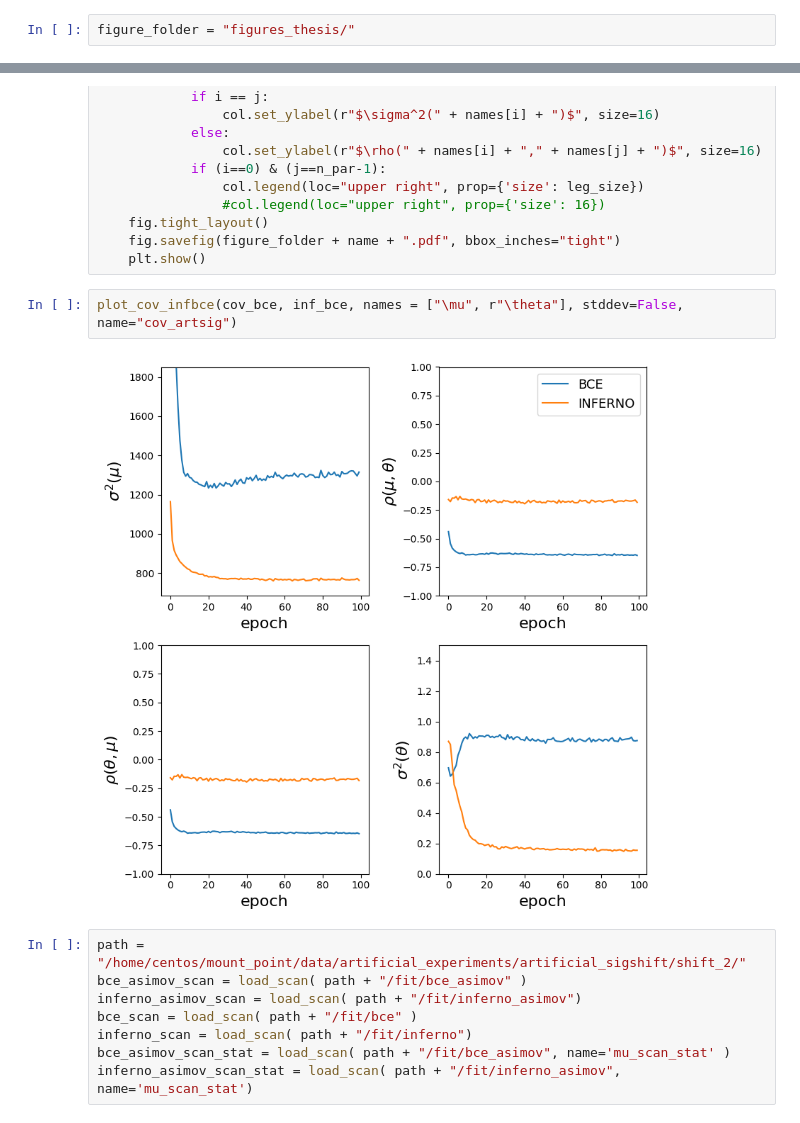
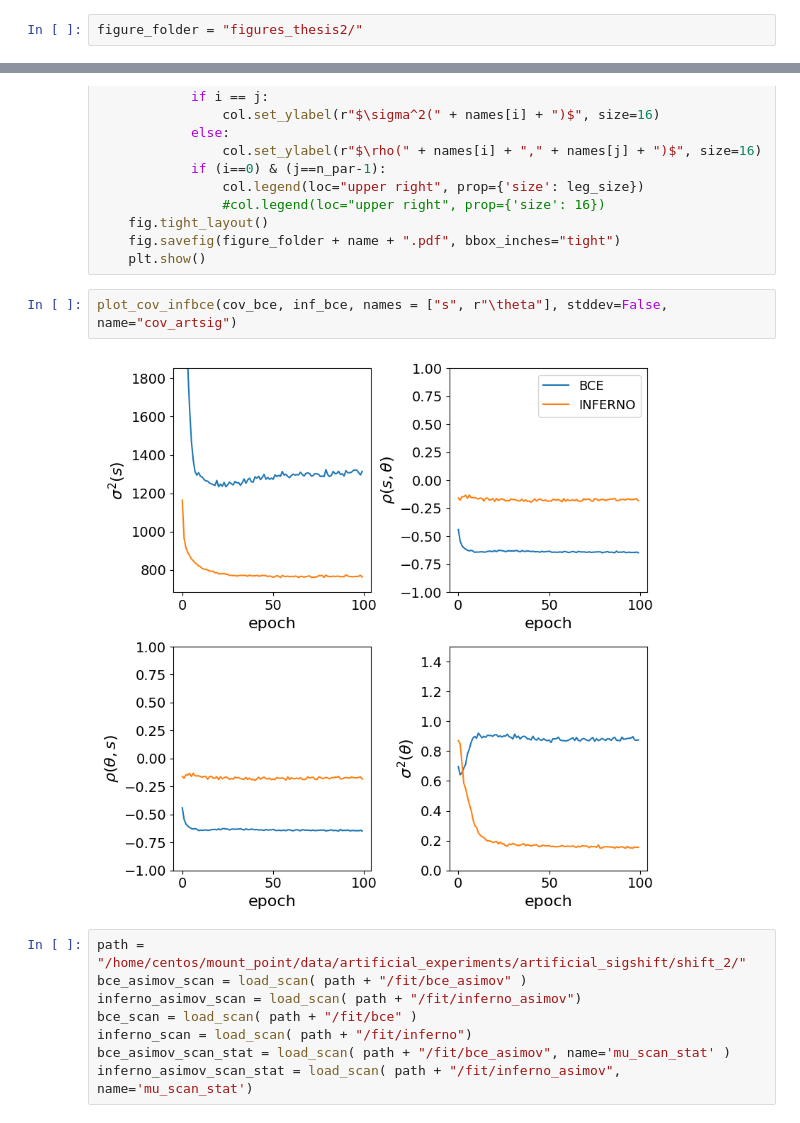
Before and after one commit to llayer/cmsopen, a Jupyter notebook: inferno/plot_inferno.ipynb, the cells around one changed output, grey strips where cells are left out. Saved outputs shown, nothing was run; the diff lists cells and outputs as text.

```diff
--- a/inferno/plot_inferno.ipynb
+++ b/inferno/plot_inferno.ipynb
@@ -10,7 +10,7 @@ matplotlib.rc('ytick', labelsize=14)
 from plot import *
 from fit import *
 # %%
-figure_folder = "figures_thesis/"
+figure_folder = "figures_thesis2/"
 # %% [markdown]
 ## No Syst
 # %%
@@ -169,9 +169,9 @@ def plot_cov_infbce(bce_covs, inf_covs, names, stddev=False, leg_size = 13, name
     fig.savefig(figure_folder + name + ".pdf", bbox_inches="tight")
     plt.show()
 # %%
-plot_cov_infbce(cov_bce, inf_bce, names = ["\mu", r"\theta"], stddev=False, name="cov_artsig")
+plot_cov_infbce(cov_bce, inf_bce, names = ["s", r"\theta"], stddev=False, name="cov_artsig")
 # %% [output]
-[figure, old version]
+[figure, new version]
 # %%
 path = "/home/centos/mount_point/data/artificial_experiments/artificial_sigshift/shift_2/"
 bce_asimov_scan = load_scan( path + "/fit/bce_asimov" )
```
Also changed, not shown: parts of 46 cells of this notebook.
